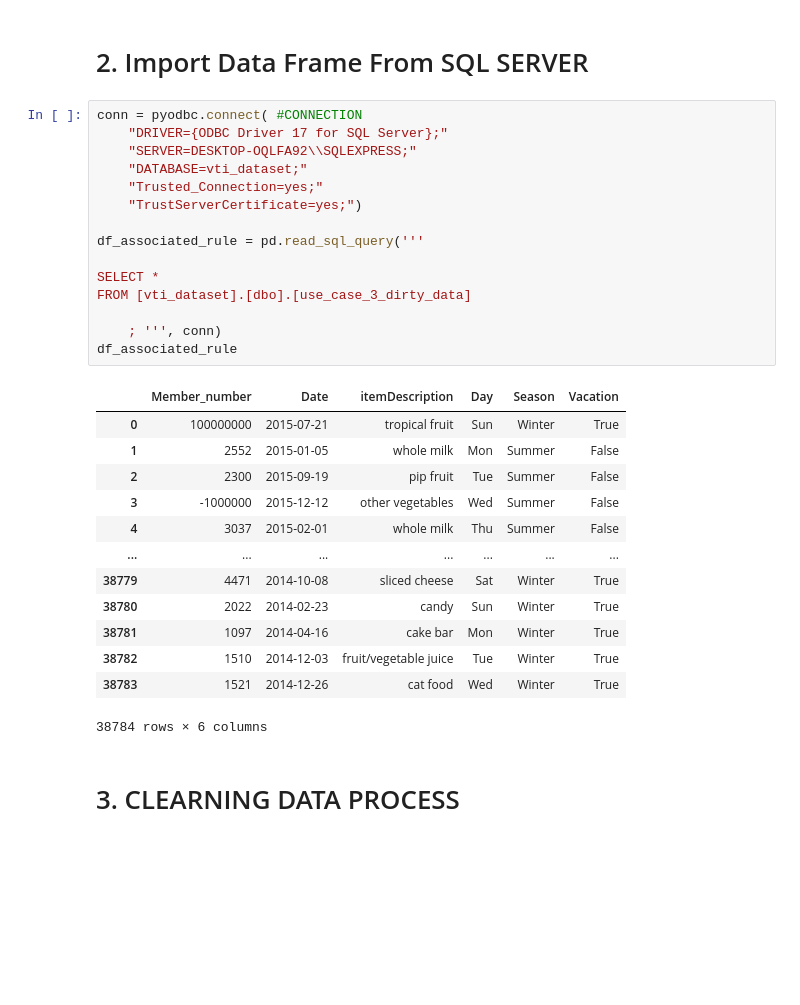
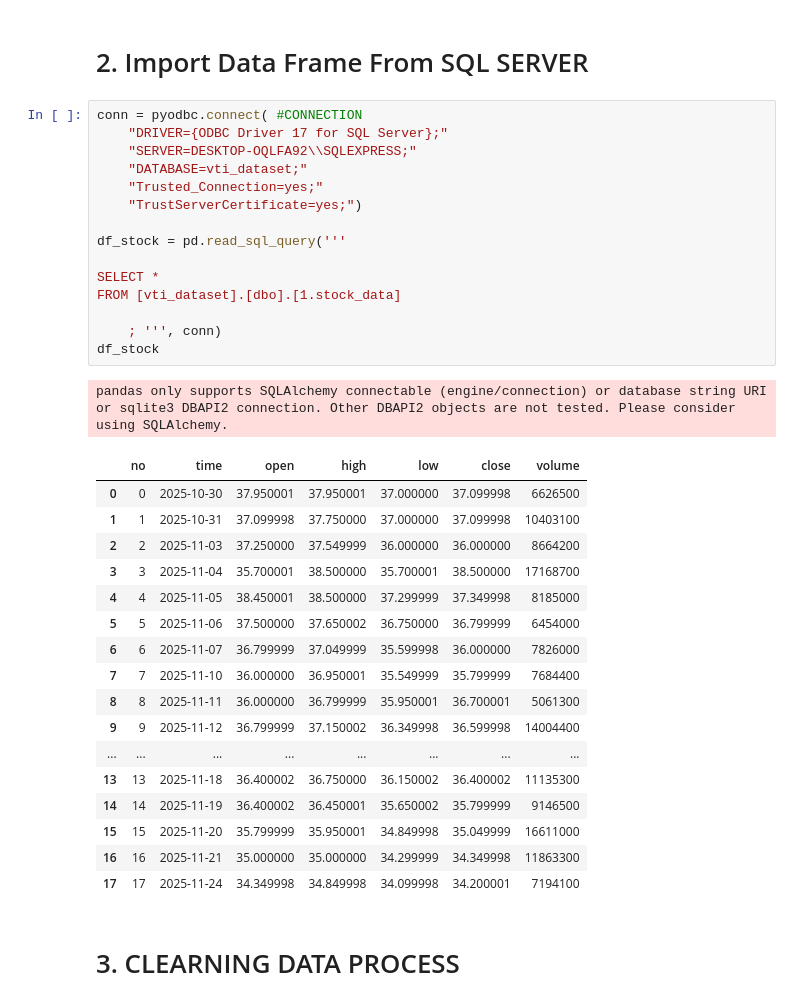
Before and after one commit to MeowvipPro/VTI_Use_Case_2, a Jupyter notebook: 2.data_clearning_process.ipynb, the cells around one changed output. Cells and saved outputs as stored; diff of their text form; blank space fills up the shorter version.

```diff
--- a/2.data_clearning_process.ipynb
+++ b/2.data_clearning_process.ipynb
@@ -8,32 +73,37 @@ import pyodbc
 # %%
 conn = pyodbc.connect( #CONNECTION
     "DRIVER={ODBC Driver 17 for SQL Server};"
     "SERVER=DESKTOP-OQLFA92\\SQLEXPRESS;"
     "DATABASE=vti_dataset;"
     "Trusted_Connection=yes;"
     "TrustServerCertificate=yes;")
 
-df_associated_rule = pd.read_sql_query('''
+df_stock = pd.read_sql_query('''
 
 SELECT *
-FROM [vti_dataset].[dbo].[use_case_3_dirty_data]
+FROM [vti_dataset].[dbo].[1.stock_data]
 
     ; ''', conn)
-df_associated_rule
+df_stock
 # %% [output]
+pandas only supports SQLAlchemy connectable (engine/connection) or database string URI or sqlite3 DBAPI2 connection. Other DBAPI2 objects are not tested. Please consider using SQLAlchemy.
-|  | Member_number | Date | itemDescription | Day | Season | Vacation |
-| 0 | 100000000 | 2015-07-21 | tropical fruit | Sun | Winter | True |
-| 1 | 2552 | 2015-01-05 | whole milk | Mon | Summer | False |
-| 2 | 2300 | 2015-09-19 | pip fruit | Tue | Summer | False |
-| 3 | -1000000 | 2015-12-12 | other vegetables | Wed | Summer | False |
-| 4 | 3037 | 2015-02-01 | whole milk | Thu | Summer | False |
-| ... | ... | ... | ... | ... | ... | ... |
-| 38779 | 4471 | 2014-10-08 | sliced cheese | Sat | Winter | True |
-| 38780 | 2022 | 2014-02-23 | candy | Sun | Winter | True |
-| 38781 | 1097 | 2014-04-16 | cake bar | Mon | Winter | True |
-| 38782 | 1510 | 2014-12-03 | fruit/vegetable juice | Tue | Winter | True |
-| 38783 | 1521 | 2014-12-26 | cat food | Wed | Winter | True |
+|  | no | time | open | high | low | close | volume |
+| 0 | 0 | 2025-10-30 | 37.950001 | 37.950001 | 37.000000 | 37.099998 | 6626500 |
+| 1 | 1 | 2025-10-31 | 37.099998 | 37.750000 | 37.000000 | 37.099998 | 10403100 |
+| 2 | 2 | 2025-11-03 | 37.250000 | 37.549999 | 36.000000 | 36.000000 | 8664200 |
+| 3 | 3 | 2025-11-04 | 35.700001 | 38.500000 | 35.700001 | 38.500000 | 17168700 |
+| 4 | 4 | 2025-11-05 | 38.450001 | 38.500000 | 37.299999 | 37.349998 | 8185000 |
+| 5 | 5 | 2025-11-06 | 37.500000 | 37.650002 | 36.750000 | 36.799999 | 6454000 |
+| 6 | 6 | 2025-11-07 | 36.799999 | 37.049999 | 35.599998 | 36.000000 | 7826000 |
+| 7 | 7 | 2025-11-10 | 36.000000 | 36.950001 | 35.549999 | 35.799999 | 7684400 |
+| 8 | 8 | 2025-11-11 | 36.000000 | 36.799999 | 35.950001 | 36.700001 | 5061300 |
+| 9 | 9 | 2025-11-12 | 36.799999 | 37.150002 | 36.349998 | 36.599998 | 14004400 |
+| ... | ... | ... | ... | ... | ... | ... | ... |
+| 13 | 13 | 2025-11-18 | 36.400002 | 36.750000 | 36.150002 | 36.400002 | 11135300 |
+| 14 | 14 | 2025-11-19 | 36.400002 | 36.450001 | 35.650002 | 35.799999 | 9146500 |
+| 15 | 15 | 2025-11-20 | 35.799999 | 35.950001 | 34.849998 | 35.049999 | 16611000 |
+| 16 | 16 | 2025-11-21 | 35.000000 | 35.000000 | 34.299999 | 34.349998 | 11863300 |
+| 17 | 17 | 2025-11-24 | 34.349998 | 34.849998 | 34.099998 | 34.200001 | 7194100 |
-38784 rows × 6 columns
 # %% [markdown]
 # 3. CLEARNING DATA PROCESS
 # %% [markdown]
```
Also changed, not shown: parts of 23 cells of this notebook.
